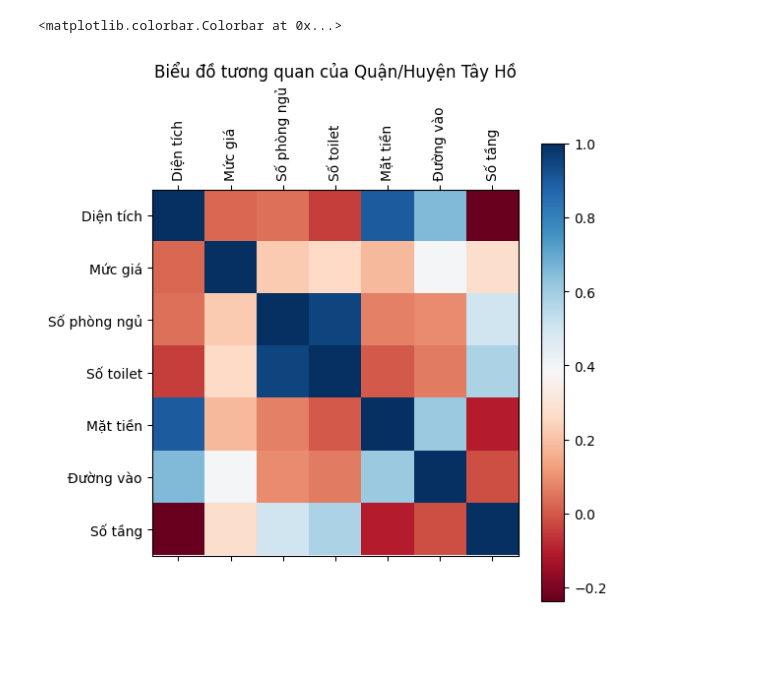
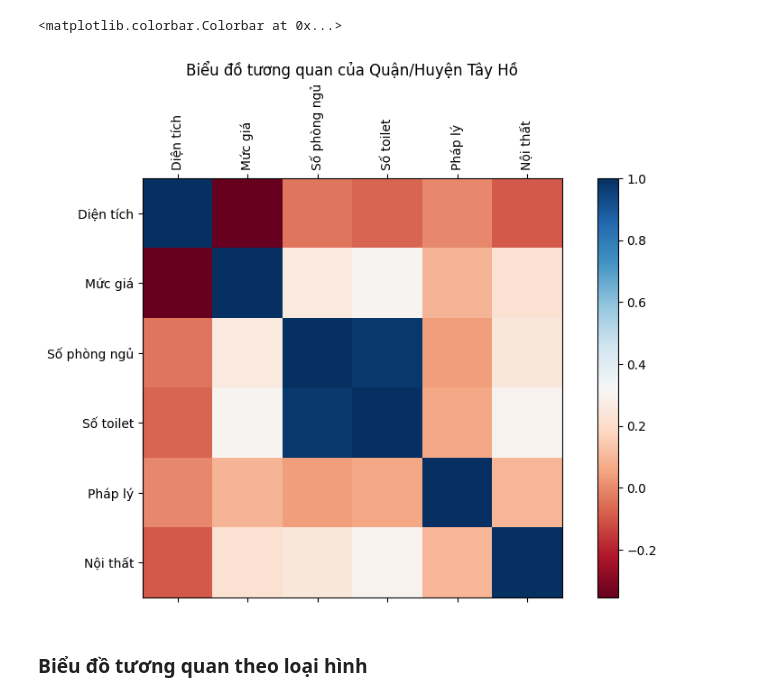
Before and after one commit to ngocbao220/three-businessmans, a Jupyter notebook: VisualizationData/correlate.ipynb, the cells around one changed output. Saved outputs shown, nothing was run; the diff lists cells and outputs as text; code cells hidden in the pictures; blank space fills up the shorter version.

```diff
--- a/VisualizationData/correlate.ipynb
+++ b/VisualizationData/correlate.ipynb
@@ -6,8 +8,6 @@ from sklearn.preprocessing import LabelEncoder
 # %%
 area = 'Tây Hồ'
 # %%
-data = pd.read_csv('../Data/cleanedData/cleaned_data.csv')
+data = pd.read_csv('../Data/cleanedData/cleaned_data_new.csv')
 # %%
 data = data[data['Quận/Huyện'] == area]
-# %%
-data.drop(columns=['Mã lịch sử giá','Xã/Phường','Quận/Huyện','Chủ đầu tư','Tên dự án','Pháp lý','Nội thất'], inplace=True)
@@ -16,10 +14,14 @@ corr = data.corr()
+# %%
+corr = data.loc[:,['Diện tích', 'Mức giá', 'Số phòng ngủ', 'Số toilet', 'Pháp lý', 'Nội thất']].corr()
 # %%
-fig = plt.figure(figsize=(6, 6))
+fig = plt.figure(figsize=(10, 6))
 plt.matshow(corr, cmap='RdBu', fignum=fig.number)
 plt.xticks(range(len(corr.columns)), corr.columns, rotation='vertical')
 plt.yticks(range(len(corr.columns)), corr.columns)
 plt.title(f'Biểu đồ tương quan của Quận/Huyện {area}')
 plt.colorbar()
 # %% [output]
 <matplotlib.colorbar.Colorbar at 0x...>
-[figure, old version]
+[figure, new version]
+# %% [markdown]
+### Biểu đồ tương quan theo loại hình
```
Also changed, not shown: parts of 5 cells of this notebook, 12 other files.
